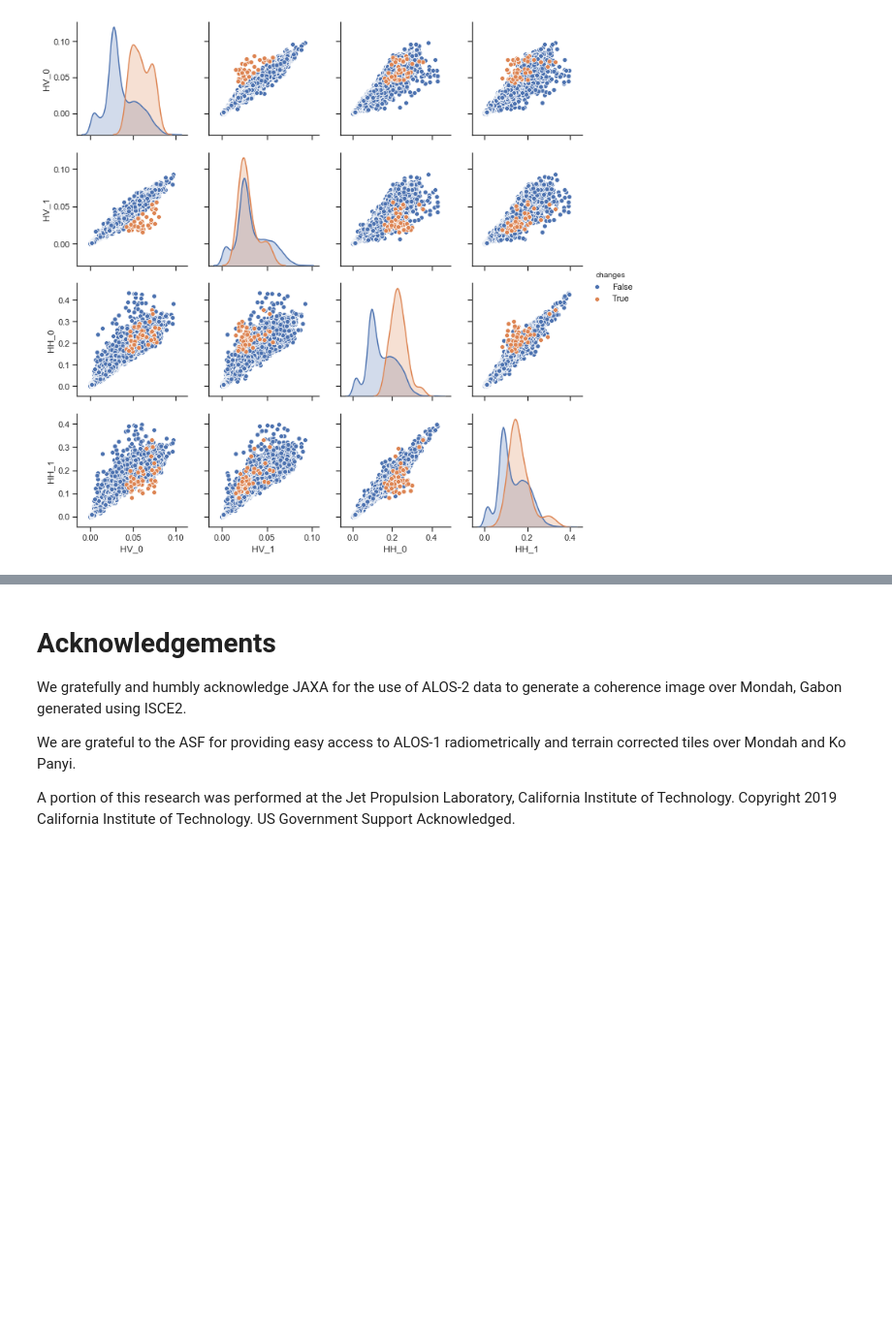
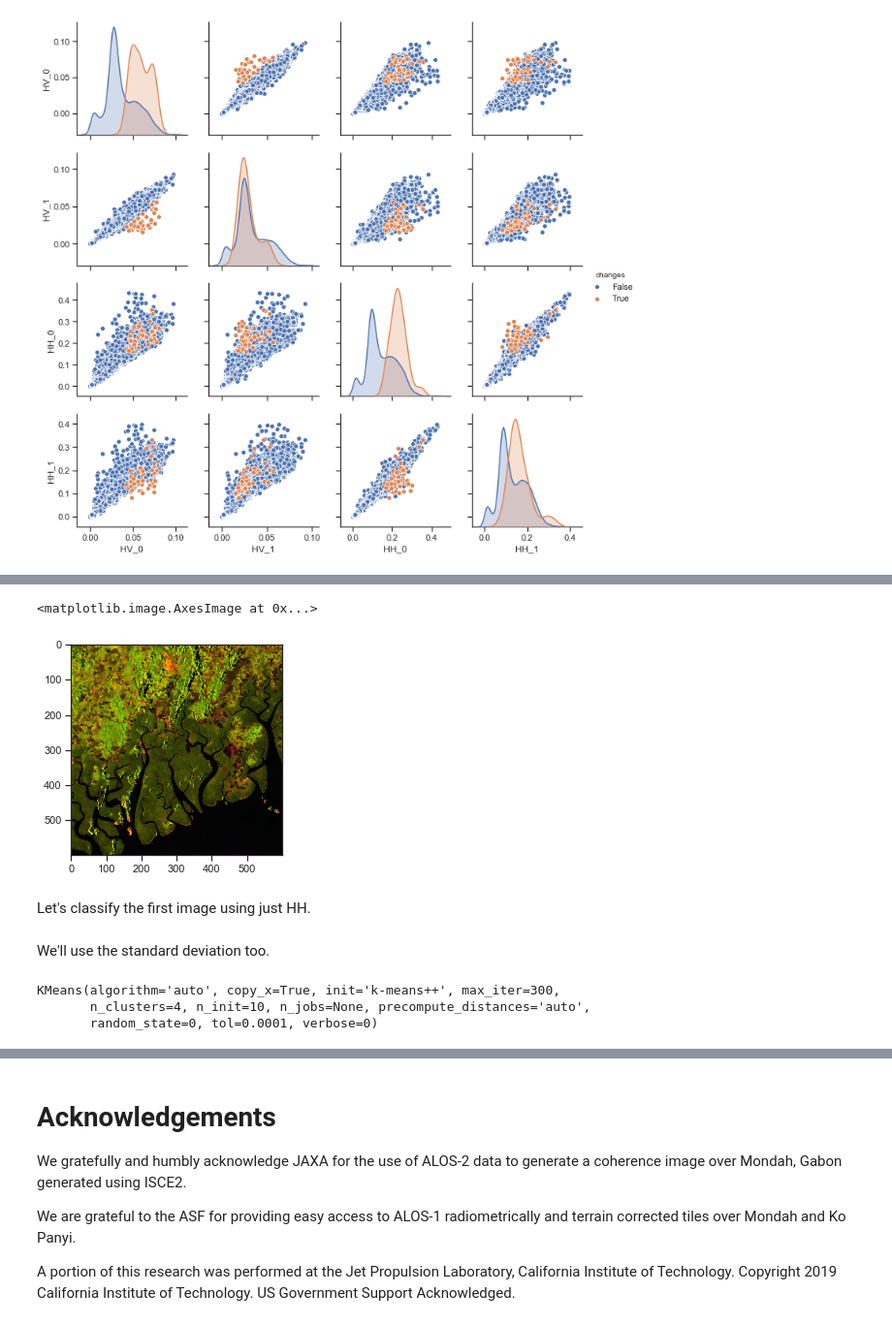
Before and after one commit to simard-landscape-lab/sari-tutorial, a Jupyter notebook: 8_Change_Detection/8_Change_Detection.ipynb, the cells around one changed output, grey strips where cells are left out. Shown at 97% size. Cells and saved outputs as stored; diff of their text form; code cells hidden in the pictures; blank space fills up the shorter version.

```diff
--- a/8_Change_Detection/8_Change_Detection.ipynb
+++ b/8_Change_Detection/8_Change_Detection.ipynb
@@ -326,0 +346,9 @@ sns.pairplot(df,
+# %%
+rgb_temp = bands_tv[2:] + [bands_tv[2] / (bands_tv[3] + .001)]
+rgb_temp = list(map(scale_img, rgb_temp))
+rgb_1 = np.stack(rgb_temp, axis=2)
+
+plt.imshow(rgb_1)
+# %% [output]
+<matplotlib.image.AxesImage at 0x...>
+[figure, added]
@@ -326,0 +364,2 @@ sns.pairplot(df,
+# %% [markdown]
+Let's classify the first image using just HH.
@@ -326,0 +372,2 @@ sns.pairplot(df,
+# %% [markdown]
+We'll use the standard deviation too.
@@ -326,0 +377,12 @@ sns.pairplot(df,
+# %%
+## Answer
+
+model = KMeans(n_clusters=4,
+               random_state=0,
+           )
+X_train = np.concatenate([mean_features, std_features], axis=1)
+model.fit(X_train)
+# %% [output]
+KMeans(algorithm='auto', copy_x=True, init='k-means++', max_iter=300,
+       n_clusters=4, n_init=10, n_jobs=None, precompute_distances='auto',
+       random_state=0, tol=0.0001, verbose=0)
```
Also changed, not shown: parts of 12 cells of this notebook, 2 other files.
